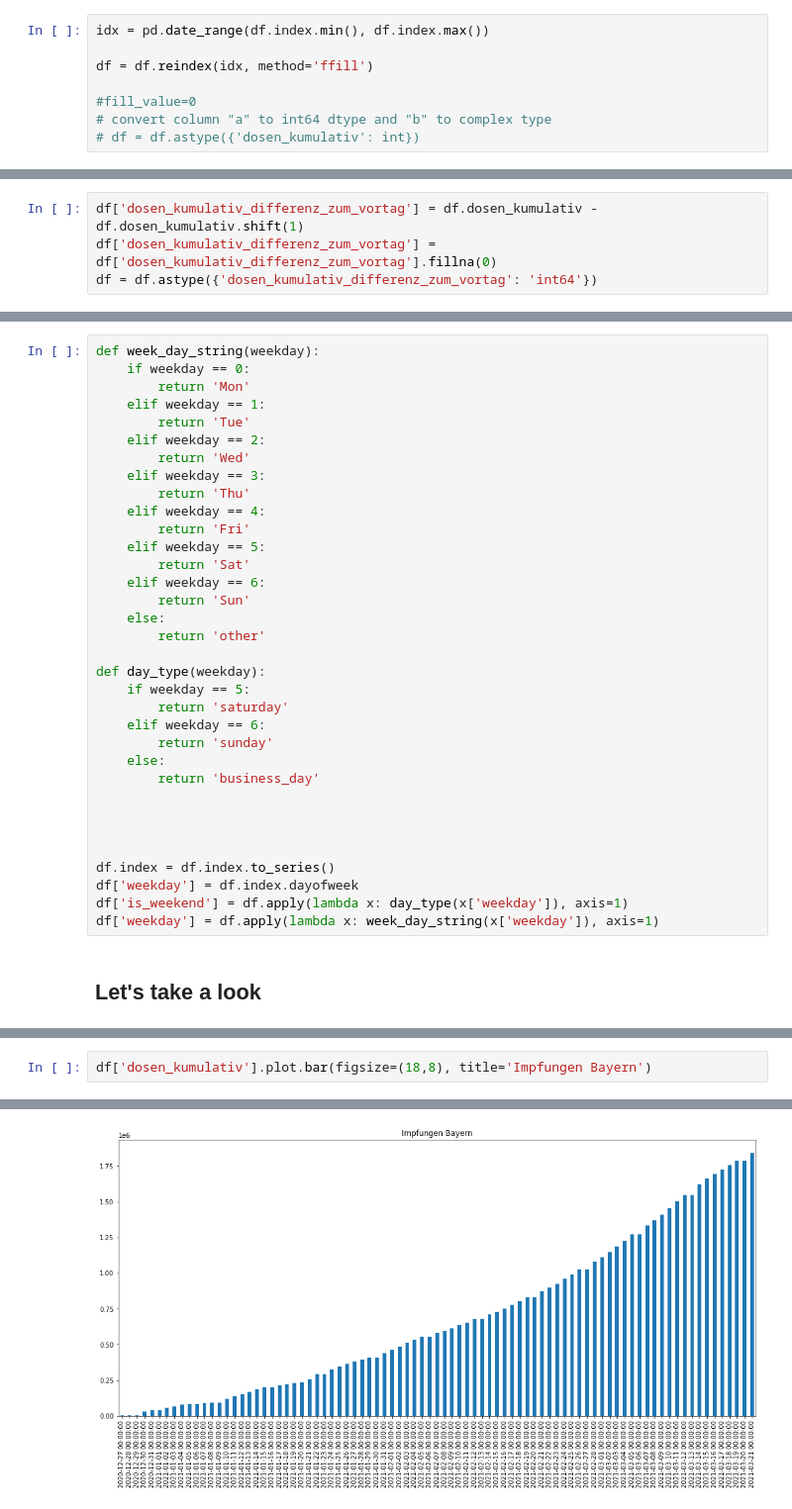
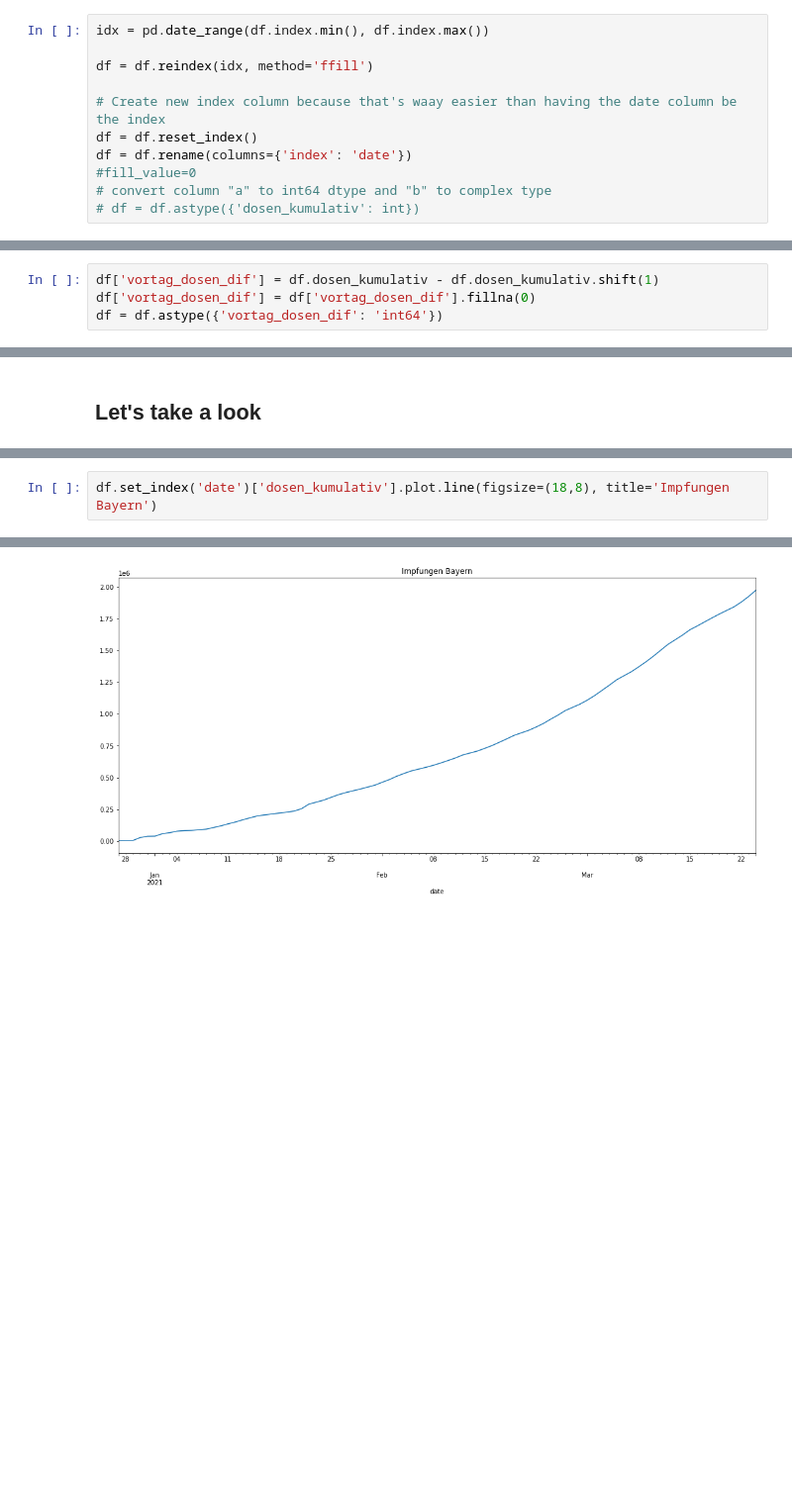
Before and after one commit to lor-enz/covid-science, a Jupyter notebook: vac.ipynb, the cells around one changed output, grey strips where cells are left out. Shown at 99% size. Cells and saved outputs as stored; diff of their text form; blank space fills up the shorter version.

```diff
--- a/vac.ipynb
+++ b/vac.ipynb
@@ -54,6 +64,9 @@ idx = pd.date_range(df.index.min(), df.index.max())
 
 df = df.reindex(idx, method='ffill')
 
+# Create new index column because that's waay easier than having the date column be the index
+df = df.reset_index()
+df = df.rename(columns={'index': 'date'})
 #fill_value=0
 # convert column "a" to int64 dtype and "b" to complex type
 # df = df.astype({'dosen_kumulativ': int})
@@ -77,4 +193,4 @@ df.dosen_kumulativ = df.dosen_kumulativ.replace(1150129, 1186228)
 # %%
-df['dosen_kumulativ_differenz_zum_vortag'] = df.dosen_kumulativ - df.dosen_kumulativ.shift(1)
-df['dosen_kumulativ_differenz_zum_vortag'] = df['dosen_kumulativ_differenz_zum_vortag'].fillna(0)
-df = df.astype({'dosen_kumulativ_differenz_zum_vortag': 'int64'})
+df['vortag_dosen_dif'] = df.dosen_kumulativ - df.dosen_kumulativ.shift(1)
+df['vortag_dosen_dif'] = df['vortag_dosen_dif'].fillna(0)
+df = df.astype({'vortag_dosen_dif': 'int64'})
@@ -83,36 +197,2 @@ df = df.astype({'dosen_kumulativ_differenz_zum_vortag': 'int64'})
-# %%
-def week_day_string(weekday):
-    if weekday == 0:
-        return 'Mon'
-    elif weekday == 1:
-        return 'Tue'
-    elif weekday == 2:
-        return 'Wed'
-    elif weekday == 3:
-        return 'Thu'
-    elif weekday == 4:
-        return 'Fri'
-    elif weekday == 5:
-        return 'Sat'
-    elif weekday == 6:
-        return 'Sun'
-    else:
-        return 'other'
-
-def day_type(weekday):
-    if weekday == 5:
-        return 'saturday'
-    elif weekday == 6:
-        return 'sunday'
-    else:
-        return 'business_day'
-
-
-
-
-df.index = df.index.to_series()
-df['weekday'] = df.index.dayofweek
-df['is_weekend'] = df.apply(lambda x: day_type(x['weekday']), axis=1)
-df['weekday'] = df.apply(lambda x: week_day_string(x['weekday']), axis=1)
 # %% [markdown]
 ## Let's take a look
@@ -143,3 +224,3 @@ current_official_doses.values[0]
 # %%
-df['dosen_kumulativ'].plot.bar(figsize=(18,8), title='Impfungen Bayern')
+df.set_index('date')['dosen_kumulativ'].plot.line(figsize=(18,8), title='Impfungen Bayern')
 # %% [output]
@@ -147,2 +228,2 @@ df['dosen_kumulativ'].plot.bar(figsize=(18,8), title='Impfungen Bayern')
-[figure, old version]
+[figure, new version]
 # %%
```
Also changed, not shown: parts of 23 cells of this notebook.
